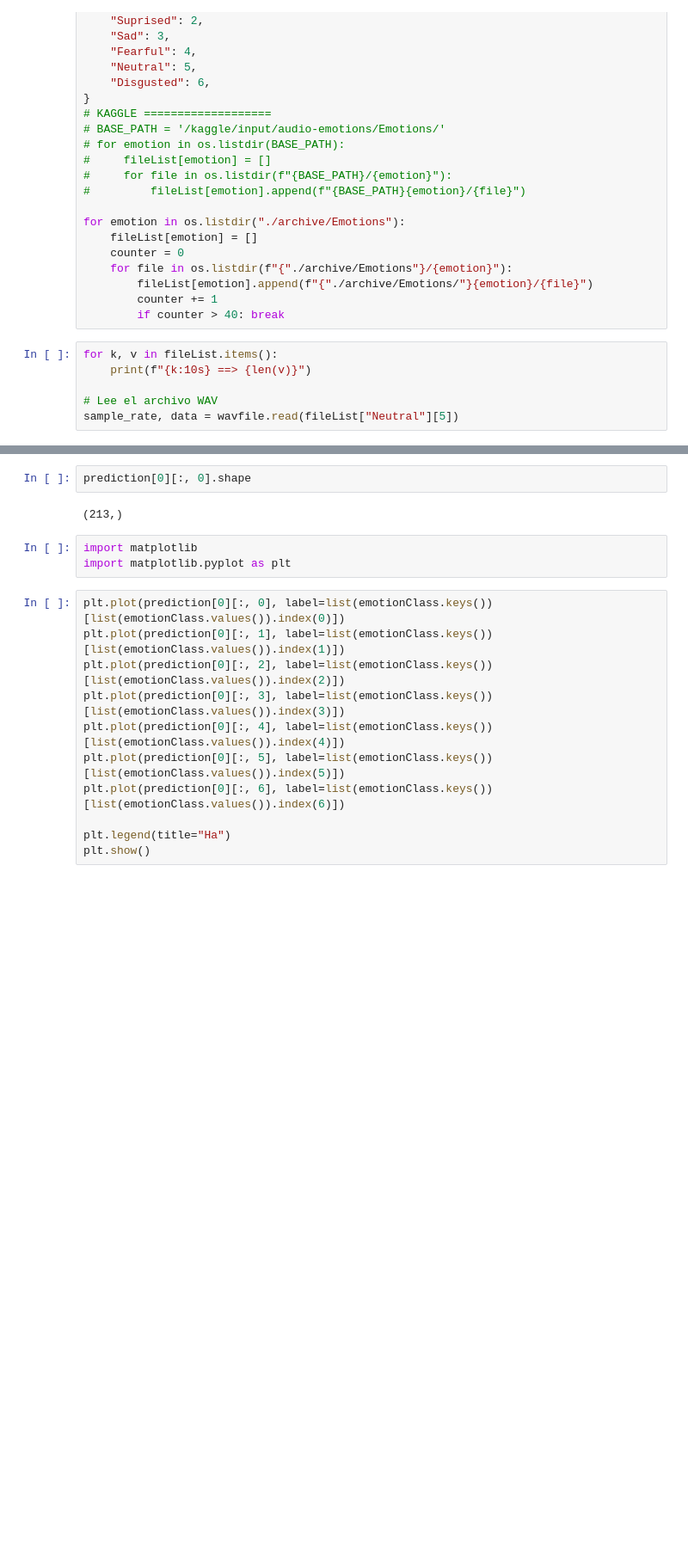
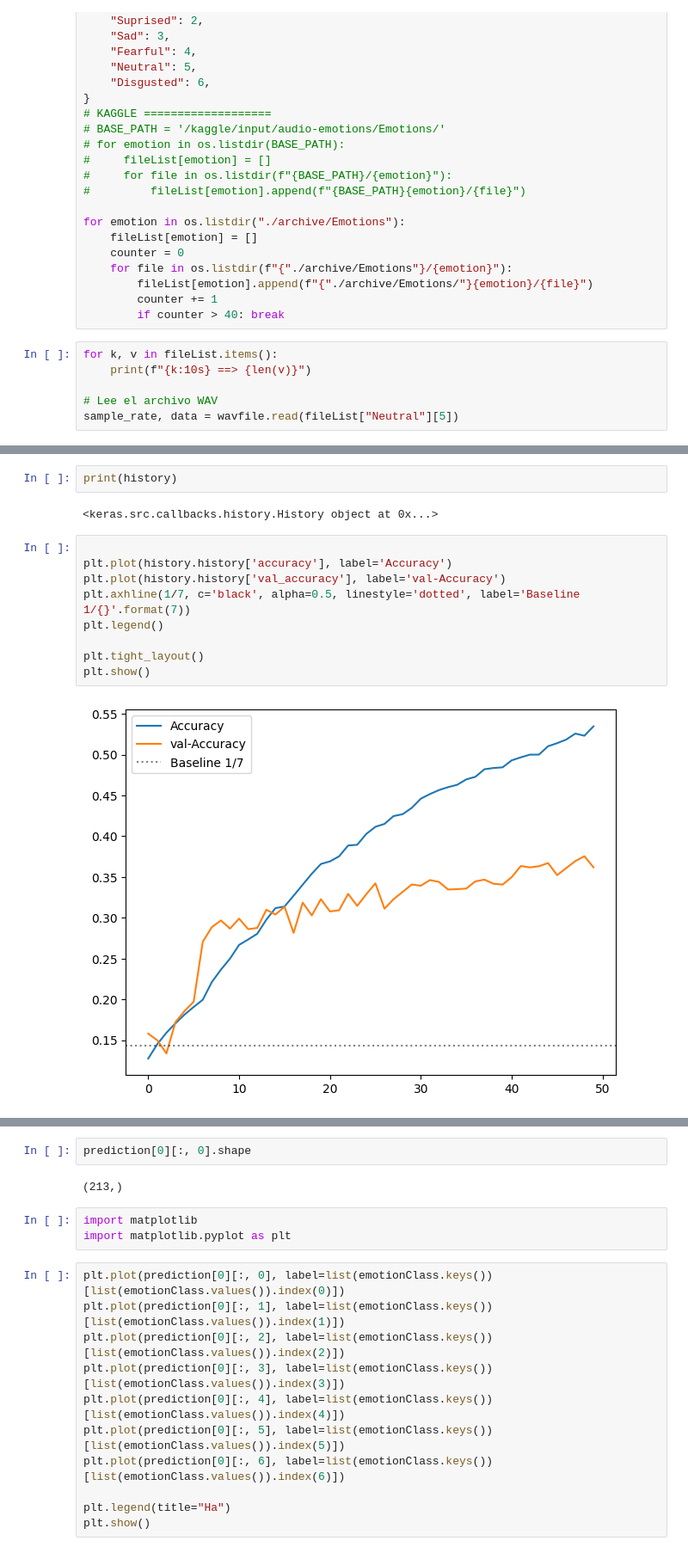
Before and after one commit to DinoThor/EchoMood, a Jupyter notebook: test.ipynb, the cells around one changed output, grey strips where cells are left out. Shown at 86% size. Saved outputs shown, nothing was run; the diff lists cells and outputs as text; blank space fills up the shorter version.

```diff
--- a/test.ipynb
+++ b/test.ipynb
@@ -157,3 +209,18 @@ Epoch 20/20
+# %%
+print(history)
+# %% [output]
+<keras.src.callbacks.history.History object at 0x...>
+# %%
+
+plt.plot(history.history['accuracy'], label='Accuracy')
+plt.plot(history.history['val_accuracy'], label='val-Accuracy')
+plt.axhline(1/7, c='black', alpha=0.5, linestyle='dotted', label='Baseline 1/{}'.format(7))
+plt.legend()
+
+plt.tight_layout()
+plt.show()
+# %% [output]
+[figure, added]
 # %%
 a = X_train[0]
 print(type(a))
```
Also changed, not shown: parts of 11 cells of this notebook.
